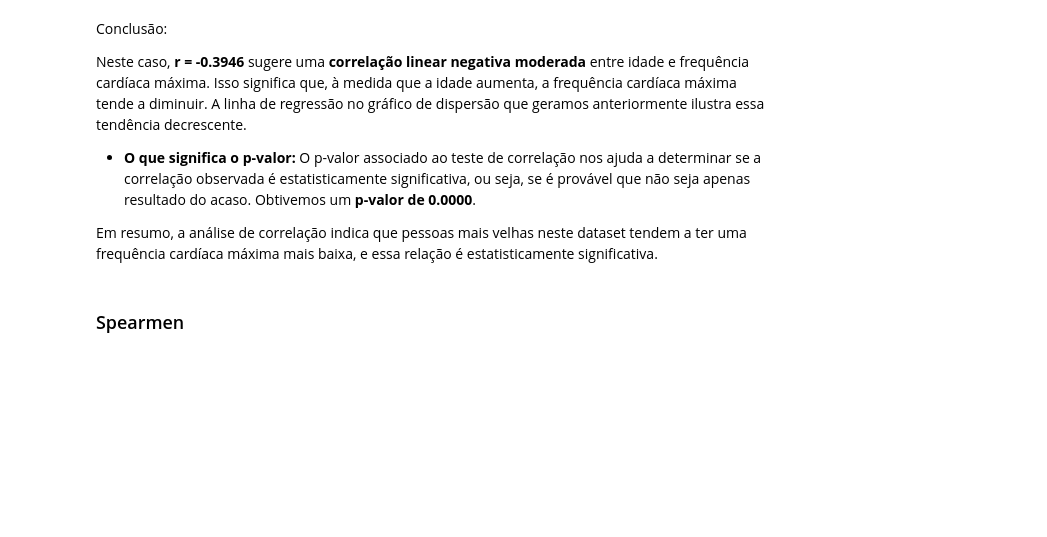
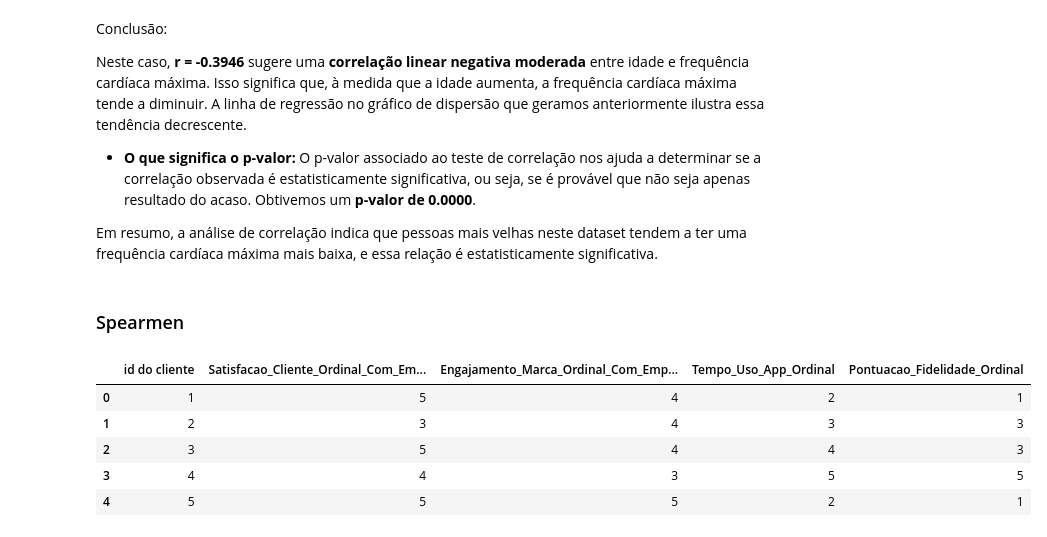
Before and after one commit to JCarapina/Estudos-praticos, a Jupyter notebook: 01_estatistica/notebooks/estatistica.ipynb, the cells around one changed output. Cells and saved outputs as stored; diff of their text form; code cells hidden in the pictures; blank space fills up the shorter version.

```diff
--- a/01_estatistica/notebooks/estatistica.ipynb
+++ b/01_estatistica/notebooks/estatistica.ipynb
@@ -947,3 +947,13 @@ import pandas as pd
 import numpy as np
 from scipy import stats
 import base64
+# %%
+df1 = pd.read_csv('../data/spearman_kendall.csv')
+df1.head()
+# %% [output]
+|  | id do cliente | Satisfacao_Cliente_Ordinal_Com_Em... | Engajamento_Marca_Ordinal_Com_Emp... | Tempo_Uso_App_Ordinal | Pontuacao_Fidelidade_Ordinal |
+| 0 | 1 | 5 | 4 | 2 | 1 |
+| 1 | 2 | 3 | 4 | 3 | 3 |
+| 2 | 3 | 5 | 4 | 4 | 3 |
+| 3 | 4 | 4 | 3 | 5 | 5 |
+| 4 | 5 | 5 | 5 | 2 | 1 |
```
Also changed, not shown: parts of 5 cells of this notebook.
